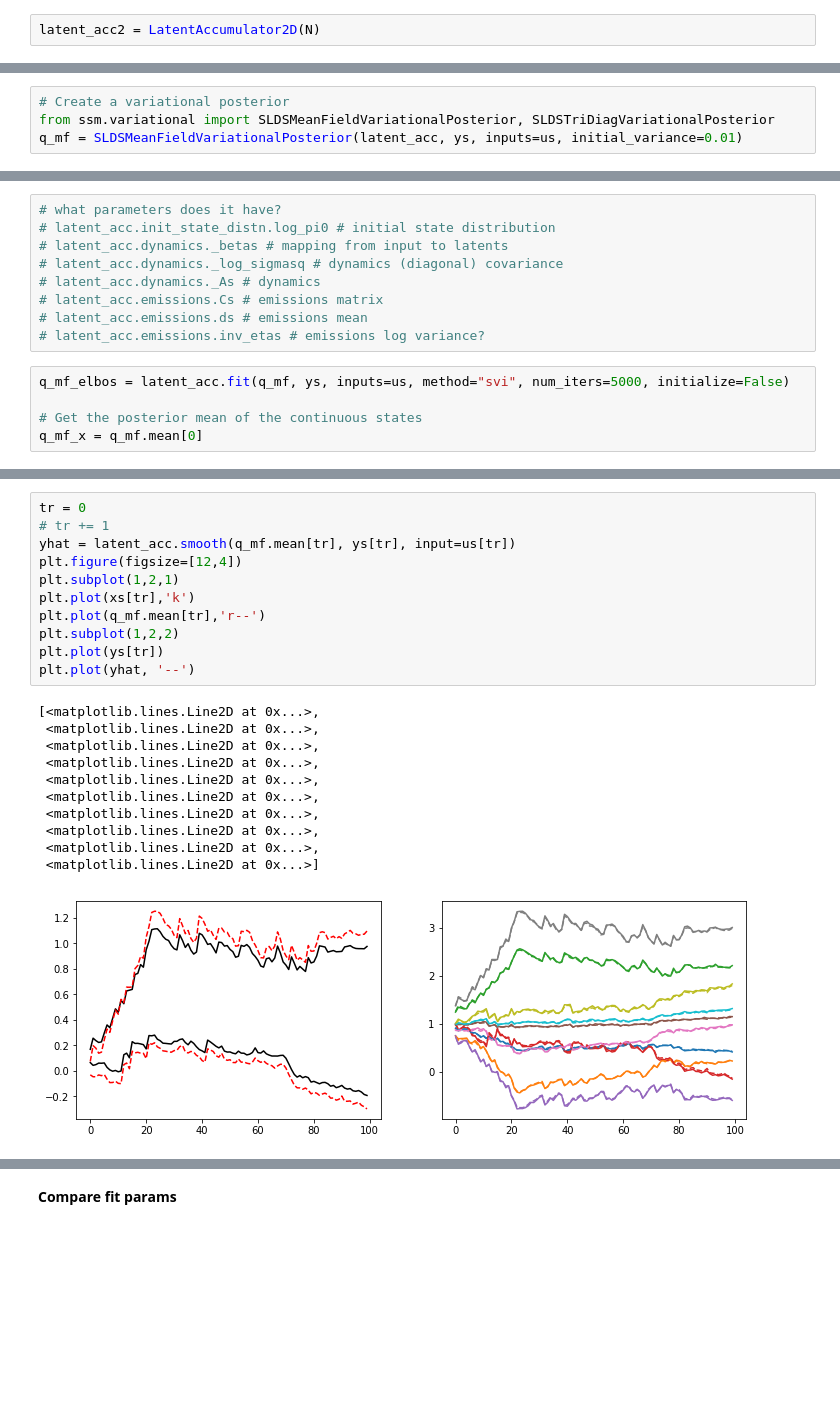
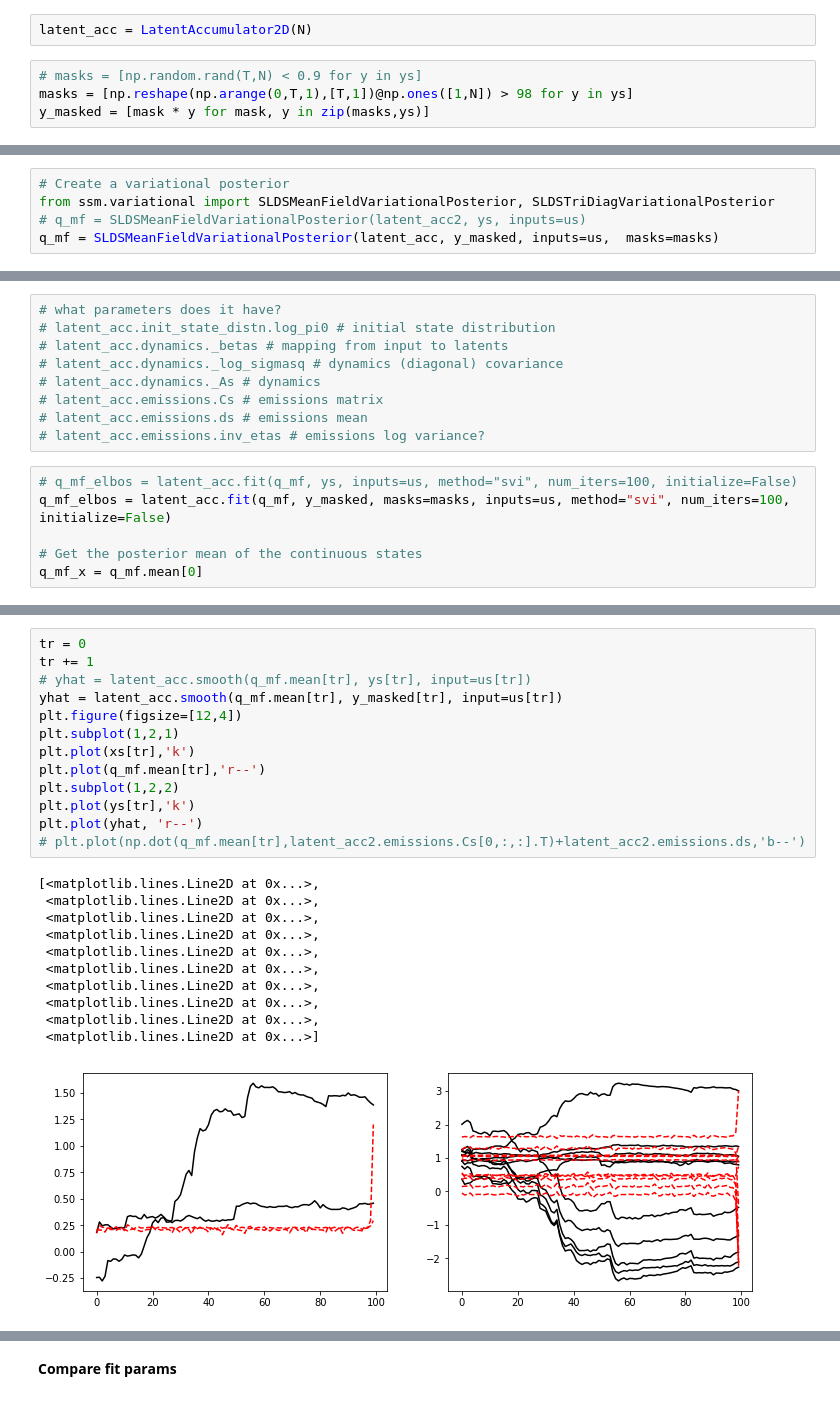
Before and after one commit to davidzoltowski/ssmdm, a Jupyter notebook: notebooks/Fit_2D_Accumulator_With_Observations.ipynb, the cells around one changed output, grey strips where cells are left out. Saved outputs shown, nothing was run; the diff lists cells and outputs as text; blank space fills up the shorter version.

```diff
--- a/notebooks/Fit_2D_Accumulator_With_Observations.ipynb
+++ b/notebooks/Fit_2D_Accumulator_With_Observations.ipynb
@@ -145,5 +183,9 @@ ys = [np.dot(x, C.T) +1.0 + .01 * np.random.randn(T, N) for x in xs]
 # %% [markdown]
 **Initialize model**
 # %%
-latent_acc2 = LatentAccumulator2D(N)
+latent_acc = LatentAccumulator2D(N)
+# %%
+# masks = [np.random.rand(T,N) < 0.9 for y in ys]
+masks = [np.reshape(np.arange(0,T,1),[T,1])@np.ones([1,N]) > 98 for y in ys]
+y_masked = [mask * y for mask, y in zip(masks,ys)]
 # %%
@@ -175,7 +228,8 @@ plt.title('FA+Init C')
 # %%
 # Create a variational posterior
 from ssm.variational import SLDSMeanFieldVariationalPosterior, SLDSTriDiagVariationalPosterior
-q_mf = SLDSMeanFieldVariationalPosterior(latent_acc, ys, inputs=us, initial_variance=0.01)
+# q_mf = SLDSMeanFieldVariationalPosterior(latent_acc2, ys, inputs=us)
+q_mf = SLDSMeanFieldVariationalPosterior(latent_acc, y_masked, inputs=us,  masks=masks)
 # %%
 tr = 0
 # tr += 1
@@ -199,7 +265,8 @@ plt.plot(yhat, '--')
 # latent_acc.emissions.ds # emissions mean
 # latent_acc.emissions.inv_etas # emissions log variance?
 # %%
-q_mf_elbos = latent_acc.fit(q_mf, ys, inputs=us, method="svi", num_iters=5000, initialize=False)
+# q_mf_elbos = latent_acc.fit(q_mf, ys, inputs=us, method="svi", num_iters=100, initialize=False)
+q_mf_elbos = latent_acc.fit(q_mf, y_masked, masks=masks, inputs=us, method="svi", num_iters=100, initialize=False)
 
 # Get the posterior mean of the continuous states
 q_mf_x = q_mf.mean[0]
@@ -211,24 +278,26 @@ plt.plot(q_mf_elbos)
 # %%
 tr = 0
-# tr += 1
-yhat = latent_acc.smooth(q_mf.mean[tr], ys[tr], input=us[tr])
+tr += 1
+# yhat = latent_acc.smooth(q_mf.mean[tr], ys[tr], input=us[tr])
+yhat = latent_acc.smooth(q_mf.mean[tr], y_masked[tr], input=us[tr])
 plt.figure(figsize=[12,4])
 plt.subplot(1,2,1)
 plt.plot(xs[tr],'k')
 plt.plot(q_mf.mean[tr],'r--')
 plt.subplot(1,2,2)
-plt.plot(ys[tr])
-plt.plot(yhat, '--')
+plt.plot(ys[tr],'k')
+plt.plot(yhat, 'r--')
+# plt.plot(np.dot(q_mf.mean[tr],latent_acc2.emissions.Cs[0,:,:].T)+latent_acc2.emissions.ds,'b--')
 # %% [output]
 [<matplotlib.lines.Line2D at 0x...>,
  <matplotlib.lines.Line2D at 0x...>,
  <matplotlib.lines.Line2D at 0x...>,
  <matplotlib.lines.Line2D at 0x...>,
  <matplotlib.lines.Line2D at 0x...>,
  <matplotlib.lines.Line2D at 0x...>,
  <matplotlib.lines.Line2D at 0x...>,
  <matplotlib.lines.Line2D at 0x...>,
  <matplotlib.lines.Line2D at 0x...>,
  <matplotlib.lines.Line2D at 0x...>]
-[figure, old version]
+[figure, new version]
 # %%
```
Also changed, not shown: parts of 24 cells of this notebook, 1 other file.
